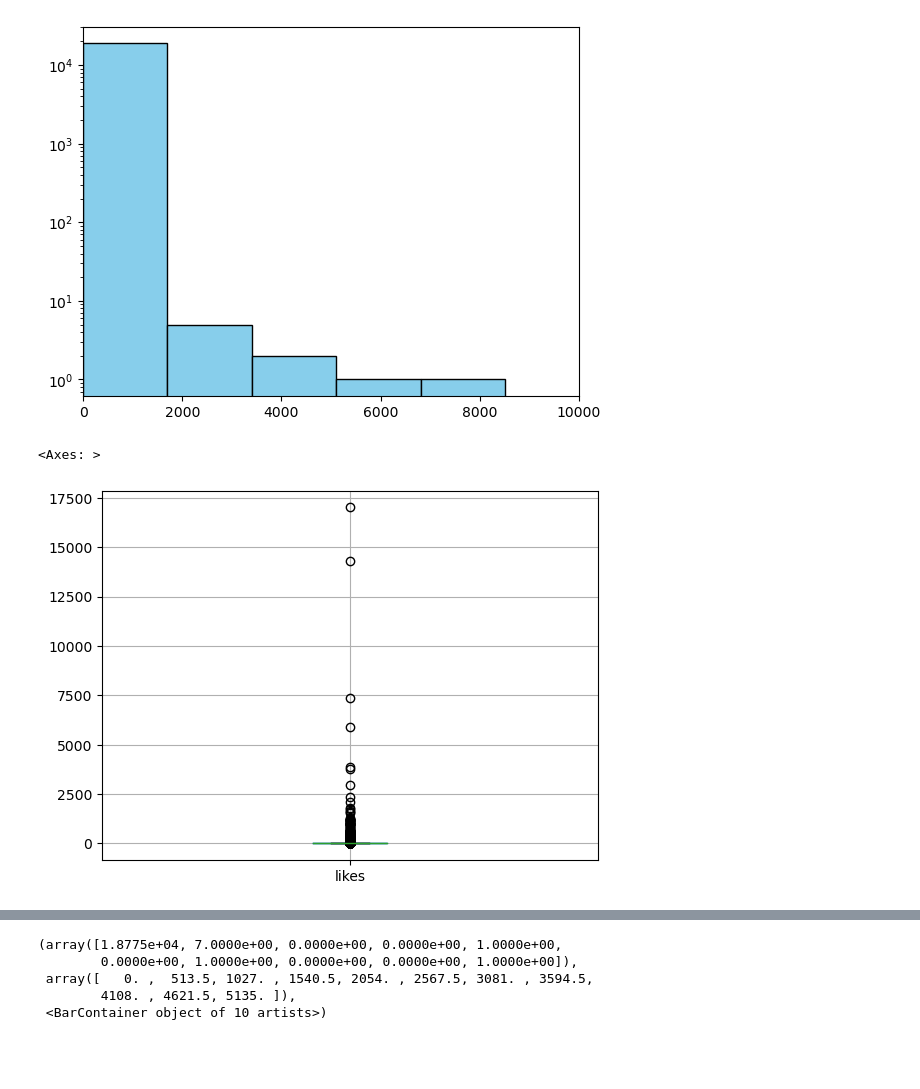
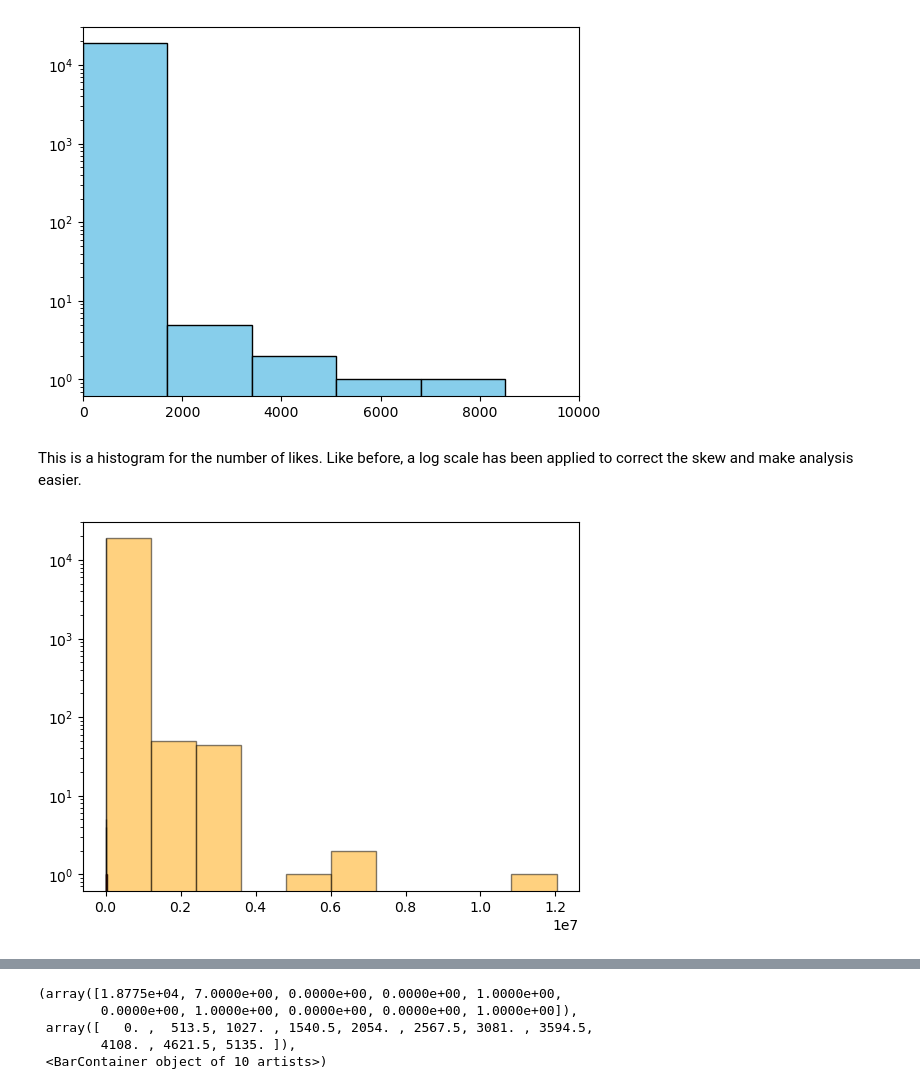
Before and after one commit to ECO225-W2024/project-one-code-Dey2710, a Jupyter notebook: ECO225 project 1.ipynb, the cells around one changed output, grey strips where cells are left out. Saved outputs shown, nothing was run; the diff lists cells and outputs as text; code cells hidden in the pictures; blank space fills up the shorter version.

Commit message:
wrote down explanations for log scale and summary statistics. Tried implementing some ideas for barplot and combined histograms

```diff
--- a/ECO225 project 1.ipynb
+++ b/ECO225 project 1.ipynb
@@ -128,11 +148,14 @@ plt.xlim([0,10000])
 # %% [output]
 (0.0, 10000.0)
 [figure]
+# %% [markdown]
+This is a histogram for the number of likes. Like before, a log scale has been applied to correct the skew and make analysis easier.
 # %%
-df_cleaned.boxplot(column = 'likes')
+plt.hist(df_cleaned['user_followers_count'],log = True, alpha = 0.5, edgecolor = 'black', color = 'orange', label = 'followers')
+plt.hist(df_cleaned['likes'],log= True, alpha = 0.5, edgecolor = 'black', color = 'red', label = 'likes')
+plt.show()
 # %% [output]
-<Axes: >
-[figure, old version]
+[figure, new version]
 # %%
 #limiting state values to top 10
 state_freq = df_cleaned['state'].value_counts()
```
Also changed, not shown: parts of 12 cells of this notebook.
